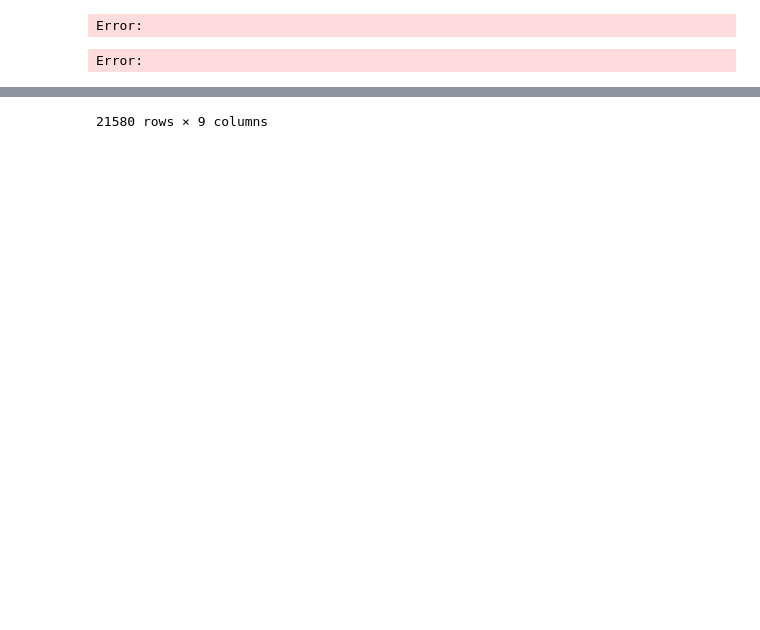
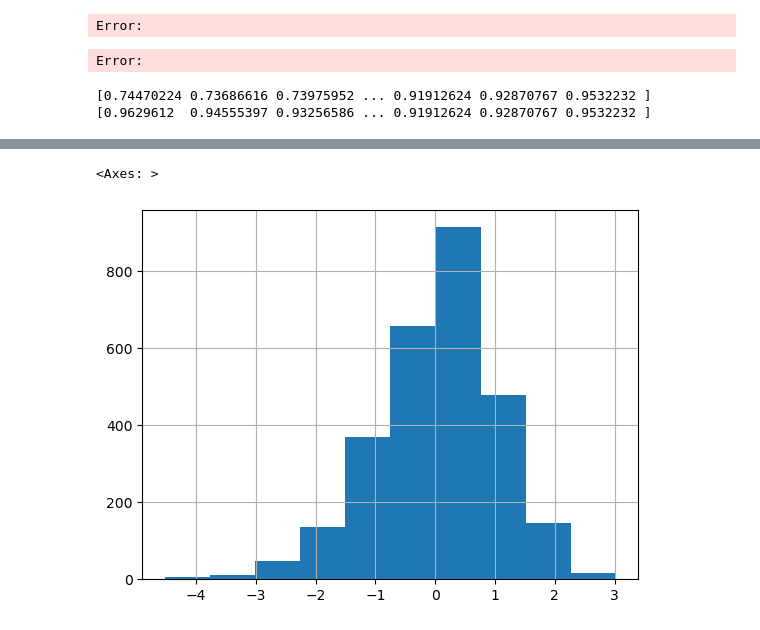
Before and after one commit to cheng66663420/chengpt_trader, a Jupyter notebook: qmt.ipynb, the cells around one changed output, grey strips where cells are left out. Drawn from its saved outputs; the diff is of its cells as text; code cells hidden in the pictures; blank space fills up the shorter version.

```diff
--- a/qmt.ipynb
+++ b/qmt.ipynb
@@ -52,6 +52,35 @@ import duckdb
 conn = duckdb.connect()
 
 df = conn.execute("SELECT * FROM 'D:\\qmt_datadir\\adjust_factor\\200501.parquet'").fetchdf()
+# %%
+from strategy.RSRS import cal_rsrs
+import akshare as ak
+import pandas as pd
+df = ak.stock_us_hist(
+    symbol="105.TQQQ", start_date="20100101", end_date="20240903", adjust="hfq"
+)
+
+df.rename(
+    columns={
+        "日期": "trade_time",
+        "开盘": "open",
+        "收盘": "close",
+        "最高": "high",
+        "最低": "low",
+        "成交量": "volume",
+        "成交额": "amount",
+    },
+    inplace=True,
+)
+df["trade_time"] = pd.to_datetime(df["trade_time"])
+cols = ["open", "high", "low", "close", "volume", "amount"]
+df.set_index("trade_time", inplace=True)
+zsocre, beta = cal_rsrs(df.low, df.high, 18, 600)
+df["zscore"] = zsocre
+df["beta"] = beta
+# %% [output]
+[0.74470224 0.73686616 0.73975952 ... 0.91912624 0.92870767 0.9532232 ]
+[0.9629612  0.94555397 0.93256586 ... 0.91912624 0.92870767 0.9532232 ]
 # %%
-df
+df["zscore"].hist()
 # %% [output]
@@ -70 +87,2 @@ df
-21580 rows × 9 columns
+<Axes: >
+[figure, added]
```
Also changed, not shown: parts of 1 cell of this notebook, 2 other files.
